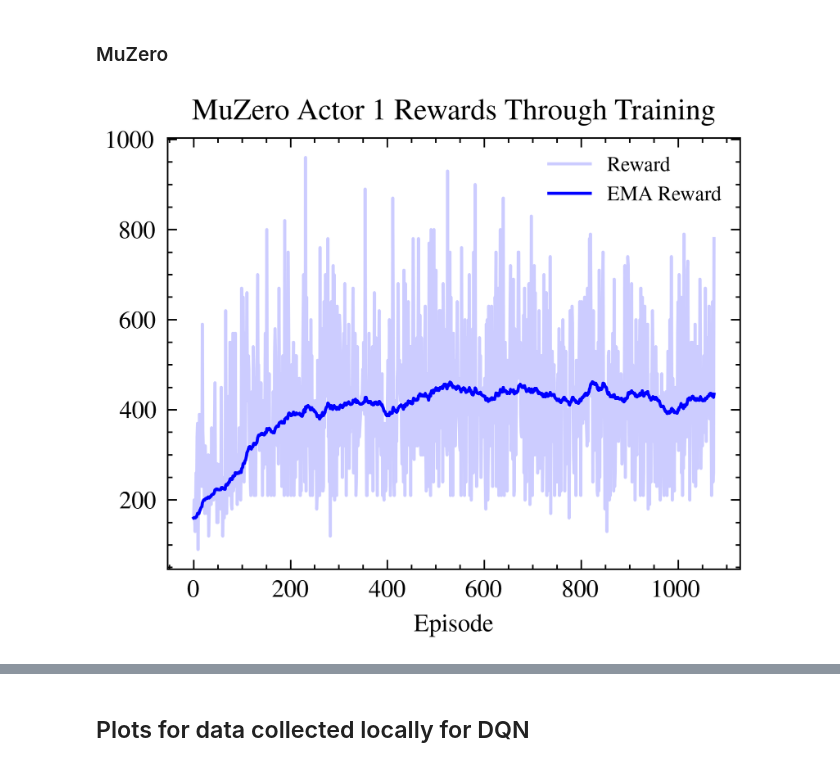
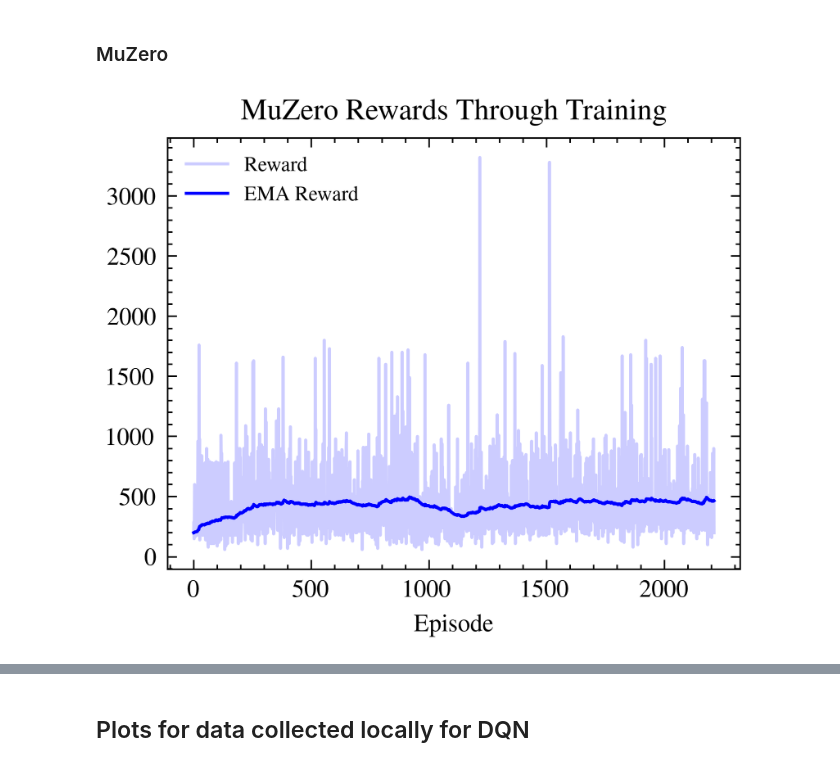
Before and after one commit to pavonism/reinforcement-learning, a Jupyter notebook: scripts/DrawPlotsForReport.ipynb, the cells around one changed output, grey strips where cells are left out. Saved outputs shown, nothing was run; the diff lists cells and outputs as text; code cells hidden in the pictures.

Commit message:
Add MuZero charts

```diff
--- a/scripts/DrawPlotsForReport.ipynb
+++ b/scripts/DrawPlotsForReport.ipynb
@@ -55,18 +55,18 @@ plt.savefig('plots/ppo-episode-length.png', dpi=300)
 # %% [markdown]
 ### MuZero
 # %%
-DF_FILE = "data/muzero_reward_actor_0.csv"
-REWARD_COLUMN = "effortless-fog-273 - total_reward_actor_0"
+DF_FILE = "data/muzero.csv"
+REWARD_COLUMN = "reward"
 # %%
 df = pd.read_csv(DF_FILE)
 
-df['EMA'] = df[REWARD_COLUMN].ewm(alpha=0.02, adjust=False).mean()
+df['EMA'] = df[REWARD_COLUMN].ewm(alpha=0.01, adjust=False).mean()
 
 plt.plot(range(len(df)), df[REWARD_COLUMN], alpha=0.2, color='blue', label='Reward')
 plt.plot(range(len(df)), df['EMA'], color='blue', linestyle='-', label='EMA Reward')
 plt.legend(fontsize='small')
-plt.title('MuZero Actor 1 Rewards Through Training')
+plt.title('MuZero Rewards Through Training')
 plt.xlabel('Episode')
 plt.savefig('plots/muzero_reward_actor_0.png', dpi=300)
 # %% [output]
-[figure, old version]
+[figure, new version]
```
Also changed, not shown: parts of 5 cells of this notebook, 6 other files.
